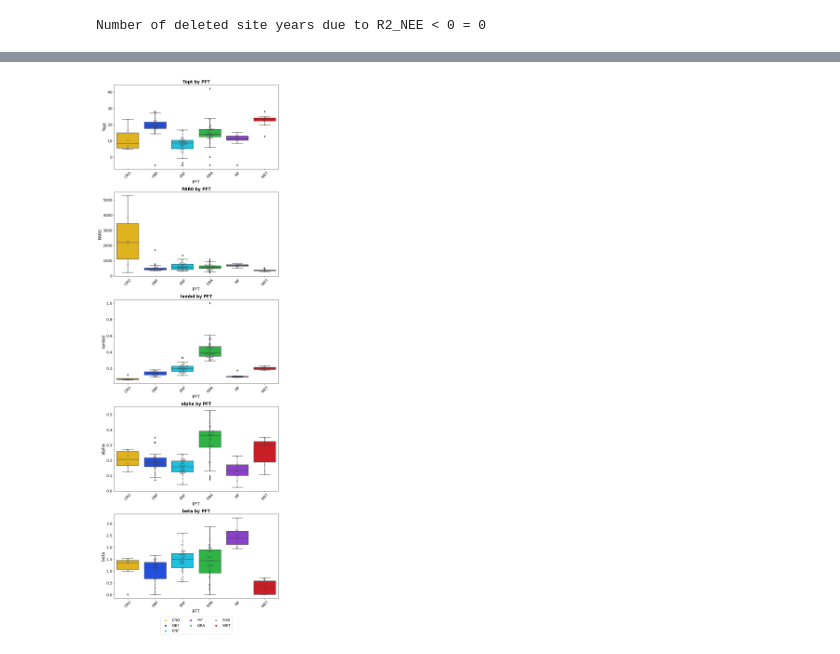
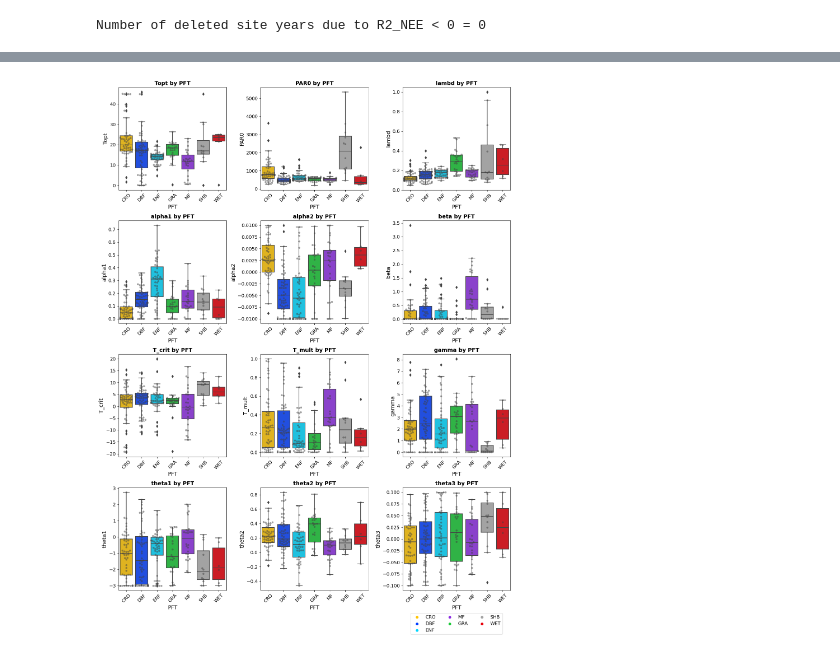
Before and after one commit to mareitzef/VPRM_tools, a Jupyter notebook: plots_for_VPRM_from_excel.ipynb, the cells around one changed output, grey strips where cells are left out. Drawn from its saved outputs; the diff is of its cells as text; code cells hidden in the pictures.

```diff
--- a/plots_for_VPRM_from_excel.ipynb
+++ b/plots_for_VPRM_from_excel.ipynb
@@ -3,12 +3,12 @@ import pandas as pd
 import seaborn as sns
 import matplotlib.pyplot as plt
 import os
-import numpy as np
 
-VPRM_old_or_new = "old"
-version = "V7"
 
-region = "Alps" #  "Alps" or  "Europe"
+VPRM_old_or_new = "new"
+version = "V8"
+
+region = "Europe" #  "Alps" or  "Europe"
 # run_ID = "Europe_VPRM_"+VPRM_old_or_new+"_optimized_params_diff_evo_V2_100"
 # base_path = "/home/madse/Downloads/Fluxnet_Data/all_tuned_params/" + run_ID +"/"+region
 R2_lt_zero = True # test so see results for R2_lt_zero - default: True (deletes sites below zero R2)
@@ -239,12 +233,13 @@ if R2_lt_zero:
 else:
     df_parameters = df_parameters[df_parameters["R2_NEE"] < 0]
     df_parameters.reset_index(drop=True, inplace=True)
-    str_R2_lt_zero = "R2_lt_zero"
+    str_R2_lt_zero = "_R2_lt_zero"
     print(f"Number of deleted site years due to R2_NEE > 0 = {sum(df_parameters['R2_NEE'] > 0)}")
 # %% [output]
 Number of deleted site years due to R2_NEE < 0 = 0
 # %%
 
+font_size = 12
 plt.figure(figsize=(8, 6))
 plt.scatter(df_parameters["T_mean"], df_parameters["Topt"], alpha=0.5, c=df_parameters["PFT"].map(pft_colors))
 coefficients = np.polyfit(df_parameters["T_mean"], df_parameters["Topt"], 1)
@@ -269,7 +264,6 @@ plt.savefig(
     + VPRM_old_or_new
     + "_"
     + run_ID
-    + "_"
     + str_R2_lt_zero
     + ".eps",
     dpi=300,
@@ -414,7 +407,6 @@ plt.savefig(
     + VPRM_old_or_new
     + "_"
     + run_ID
-    + "_"
     + str_R2_lt_zero
     + ".eps",
     dpi=300,
@@ -437,8 +429,8 @@ The PostScript backend does not support transparency; partially transparent arti
 The PostScript backend does not support transparency; partially transparent artists will be rendered opaque.
 The PostScript backend does not support transparency; partially transparent artists will be rendered opaque.
 The PostScript backend does not support transparency; partially transparent artists will be rendered opaque.
 The PostScript backend does not support transparency; partially transparent artists will be rendered opaque.
-[figure, old version]
+[figure, new version]
 # %%
 import seaborn as sns
 import matplotlib.pyplot as plt
```
Also changed, not shown: parts of 8 cells of this notebook, 7 other files.
